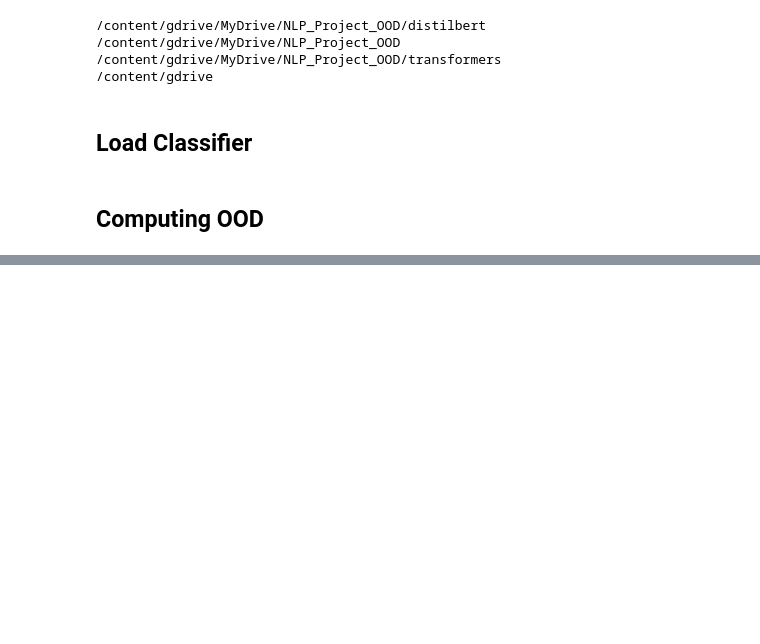
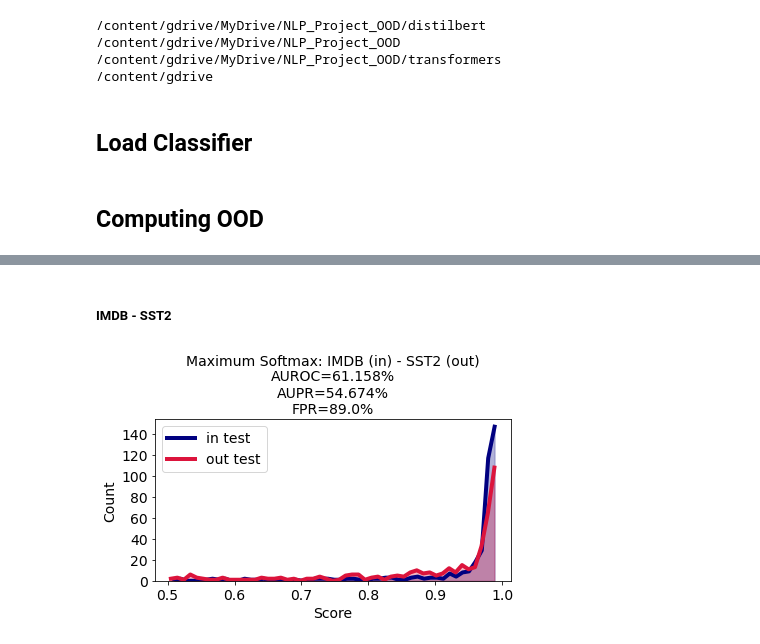
Before and after one commit to Julien2048/NLP_Project_OOD, a Jupyter notebook: Notebooks/get_metric_ood.ipynb, the cells around one changed output, grey strips where cells are left out. Saved outputs shown, nothing was run; the diff lists cells and outputs as text; code cells hidden in the pictures; blank space fills up the shorter version.

```diff
--- a/Notebooks/get_metric_ood.ipynb
+++ b/Notebooks/get_metric_ood.ipynb
@@ -236,0 +110,14 @@ results_imdb_mr()
+# %% [markdown]
+##### IMDB - SST2
+# %%
+softmax_imdb_sst2 = MaxSoftmax(
+    imdb_logits_test,
+    sst2_logits_test,
+)
+
+onehots_imdb_sst2, scores_imdb_sst2 = softmax_imdb_sst2()
+results_imdb_sst2 = ResultsOOD(onehots_imdb_sst2, scores_imdb_sst2, add_to_title="Maximum Softmax: IMDB (in) - SST2 (out)", plot_several=True)
+results_imdb_sst2()
+softmax_imdb_sst2_auroc, softmax_imdb_sst2_aupr, softmax_imdb_sst2_frp = results_imdb_sst2.auroc, results_imdb_sst2.aupr, results_imdb_sst2.fpr
+# %% [output]
+[figure, added]
```
Also changed, not shown: parts of 73 cells of this notebook.
